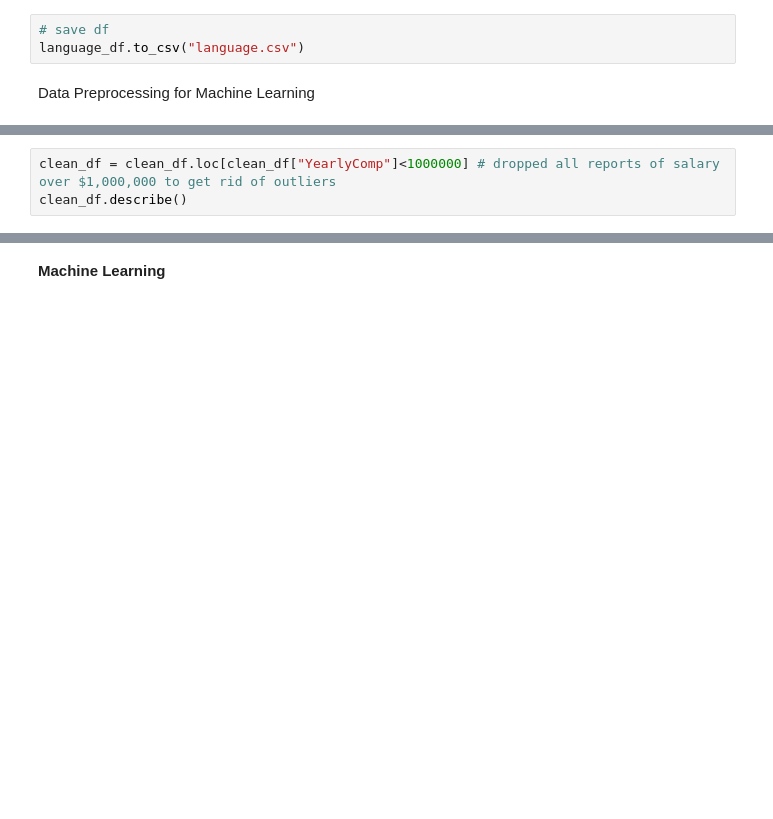
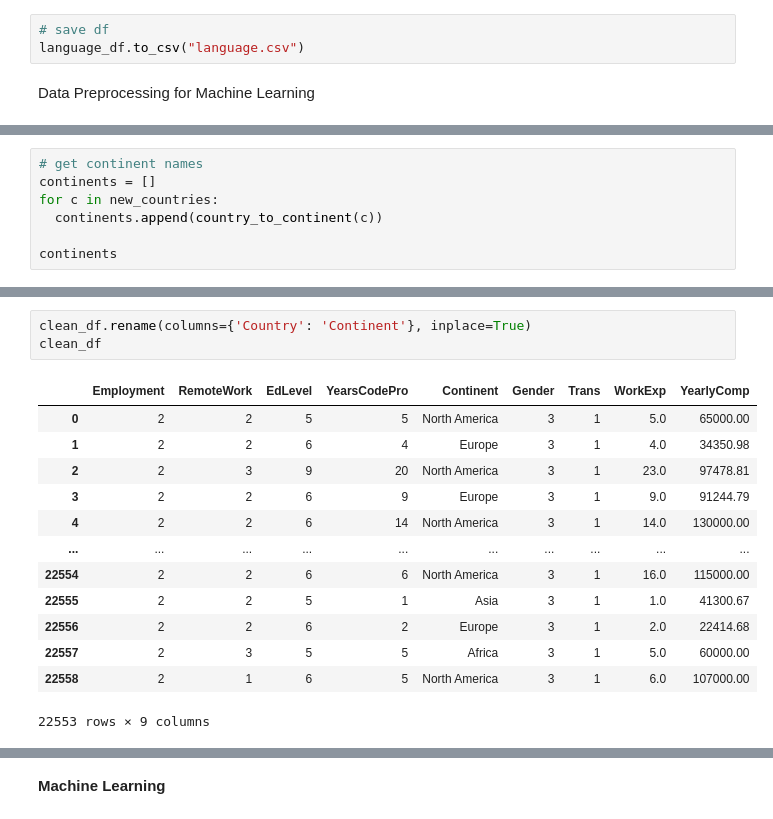
Before and after one commit to ColonShort/Project-4, a Jupyter notebook: Survey Results.ipynb, the cells around one changed output, grey strips where cells are left out. Drawn from its saved outputs; the diff is of its cells as text; blank space fills up the shorter version.

```diff
--- a/Survey Results.ipynb
+++ b/Survey Results.ipynb
@@ -499,3 +530,0 @@ clean_df.sort_values("YearlyComp",ascending=False).head(100)
-# %%
-clean_df = clean_df.loc[clean_df["YearlyComp"]<1000000] # dropped all reports of salary over $1,000,000 to get rid of outliers
-clean_df.describe()
@@ -511,0 +531,7 @@ clean_df.describe()
+# %%
+# get continent names
+continents = []
+for c in new_countries:
+  continents.append(country_to_continent(c))
+
+continents
@@ -511,0 +570,17 @@ clean_df.describe()
+# %%
+clean_df.rename(columns={'Country': 'Continent'}, inplace=True)
+clean_df
+# %% [output]
+|  | Employment | RemoteWork | EdLevel | YearsCodePro | Continent | Gender | Trans | WorkExp | YearlyComp |
+| 0 | 2 | 2 | 5 | 5 | North America | 3 | 1 | 5.0 | 65000.00 |
+| 1 | 2 | 2 | 6 | 4 | Europe | 3 | 1 | 4.0 | 34350.98 |
+| 2 | 2 | 3 | 9 | 20 | North America | 3 | 1 | 23.0 | 97478.81 |
+| 3 | 2 | 2 | 6 | 9 | Europe | 3 | 1 | 9.0 | 91244.79 |
+| 4 | 2 | 2 | 6 | 14 | North America | 3 | 1 | 14.0 | 130000.00 |
+| ... | ... | ... | ... | ... | ... | ... | ... | ... | ... |
+| 22554 | 2 | 2 | 6 | 6 | North America | 3 | 1 | 16.0 | 115000.00 |
+| 22555 | 2 | 2 | 5 | 1 | Asia | 3 | 1 | 1.0 | 41300.67 |
+| 22556 | 2 | 2 | 6 | 2 | Europe | 3 | 1 | 2.0 | 22414.68 |
+| 22557 | 2 | 3 | 5 | 5 | Africa | 3 | 1 | 5.0 | 60000.00 |
+| 22558 | 2 | 1 | 6 | 5 | North America | 3 | 1 | 6.0 | 107000.00 |
+22553 rows × 9 columns
```
Also changed, not shown: parts of 75 cells of this notebook, 2 other files.
